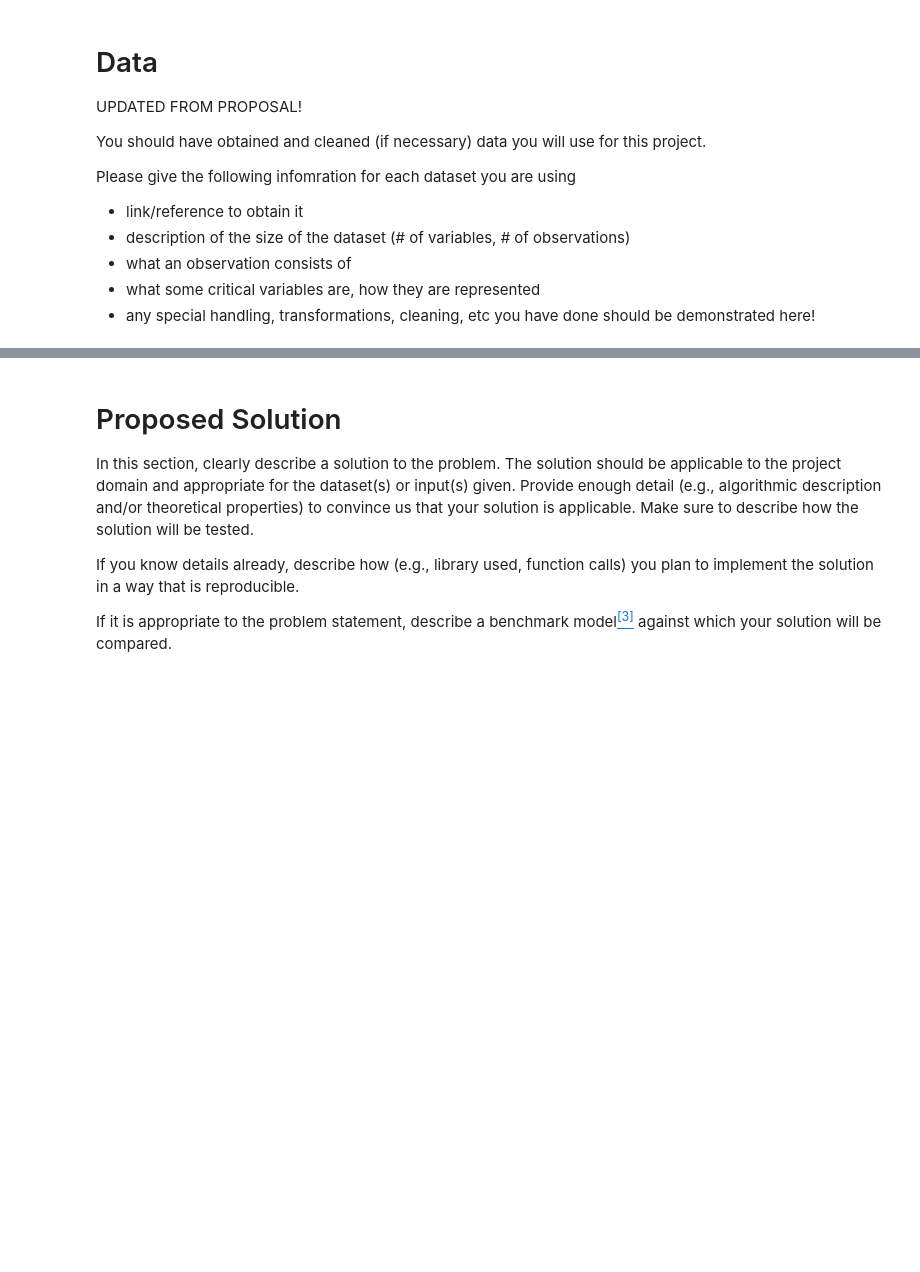
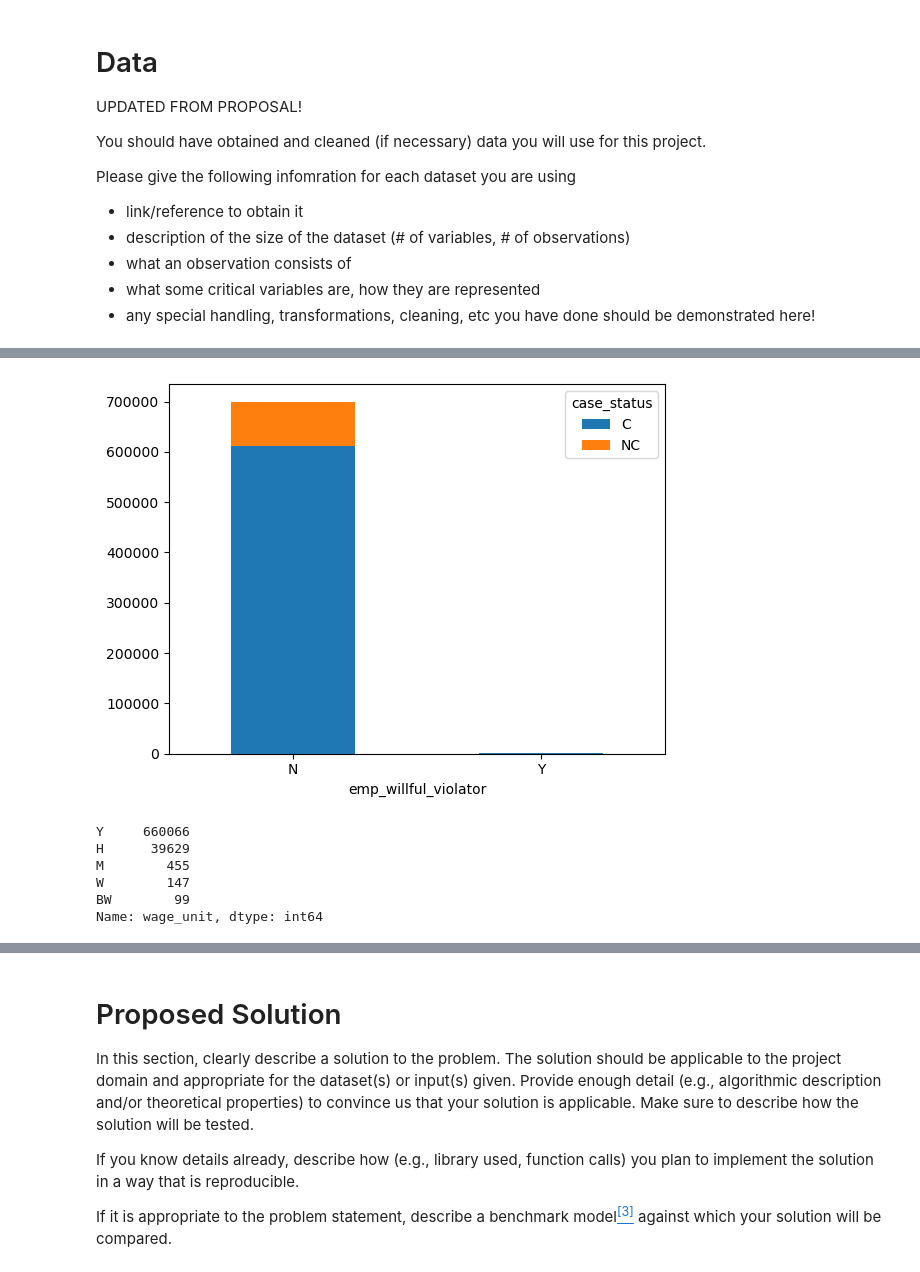
Before and after one commit to COGS118A/Group031-Wi23, a Jupyter notebook: CheckpointGroup031-Wi23.ipynb, the cells around one changed output, grey strips where cells are left out. Drawn from its saved outputs; the diff is of its cells as text; code cells hidden in the pictures; blank space fills up the shorter version.

```diff
--- a/CheckpointGroup031-Wi23.ipynb
+++ b/CheckpointGroup031-Wi23.ipynb
@@ -116,0 +228,17 @@ data_clean['soc_field'].unique()
+# %%
+counts = data_clean.groupby('emp_willful_violator')['case_status'].value_counts()
+counts = counts.unstack()
+ax = counts.plot.bar(stacked=True,rot=0)
+plt.show()
+# %% [output]
+[figure, added]
+# %%
+conversion_factors = {'H':2080,'M':12,'W':52,'BW':26}
+data_clean['pw_yearly'] = data_clean.apply()
+# %% [output]
+Y     660066
+H      39629
+M        455
+W        147
+BW        99
+Name: wage_unit, dtype: int64
```
Also changed, not shown: parts of 20 cells of this notebook.
